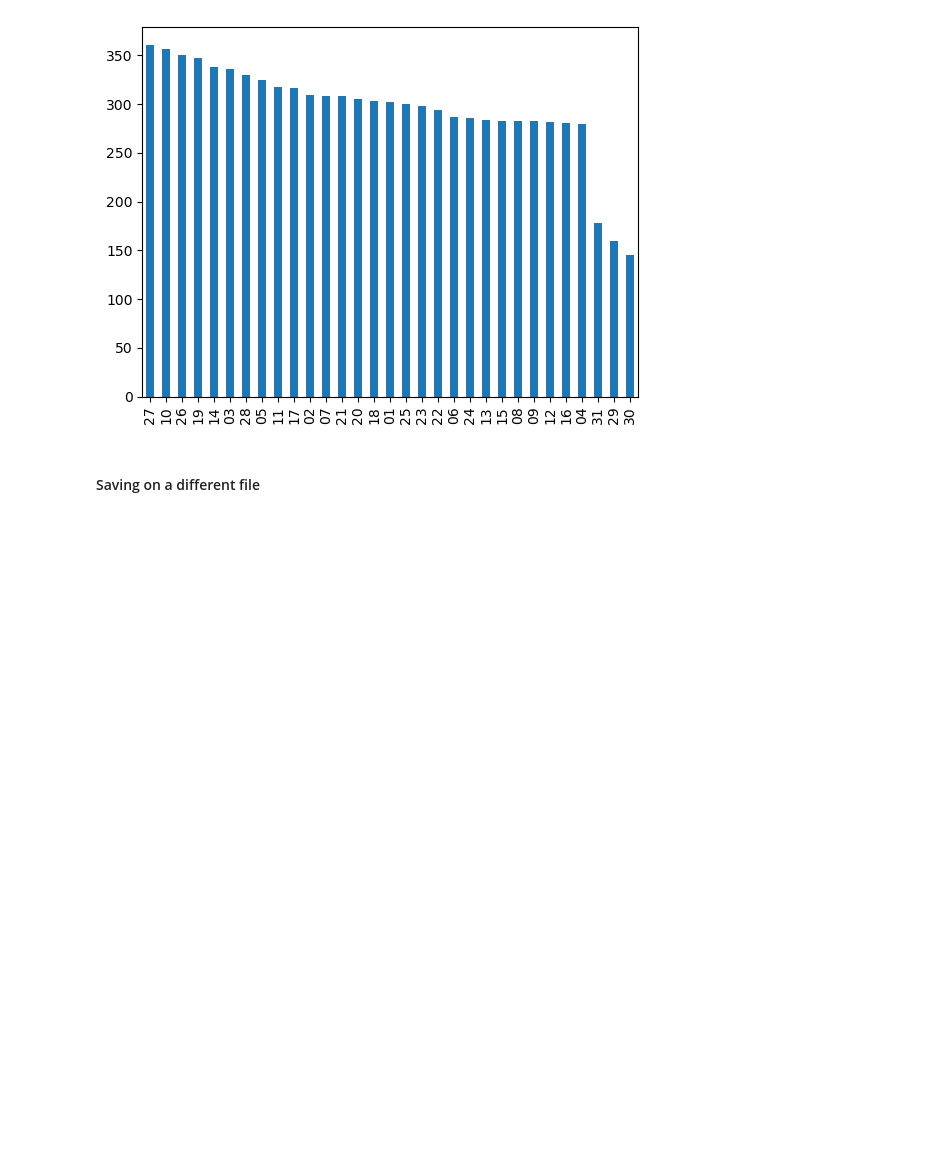
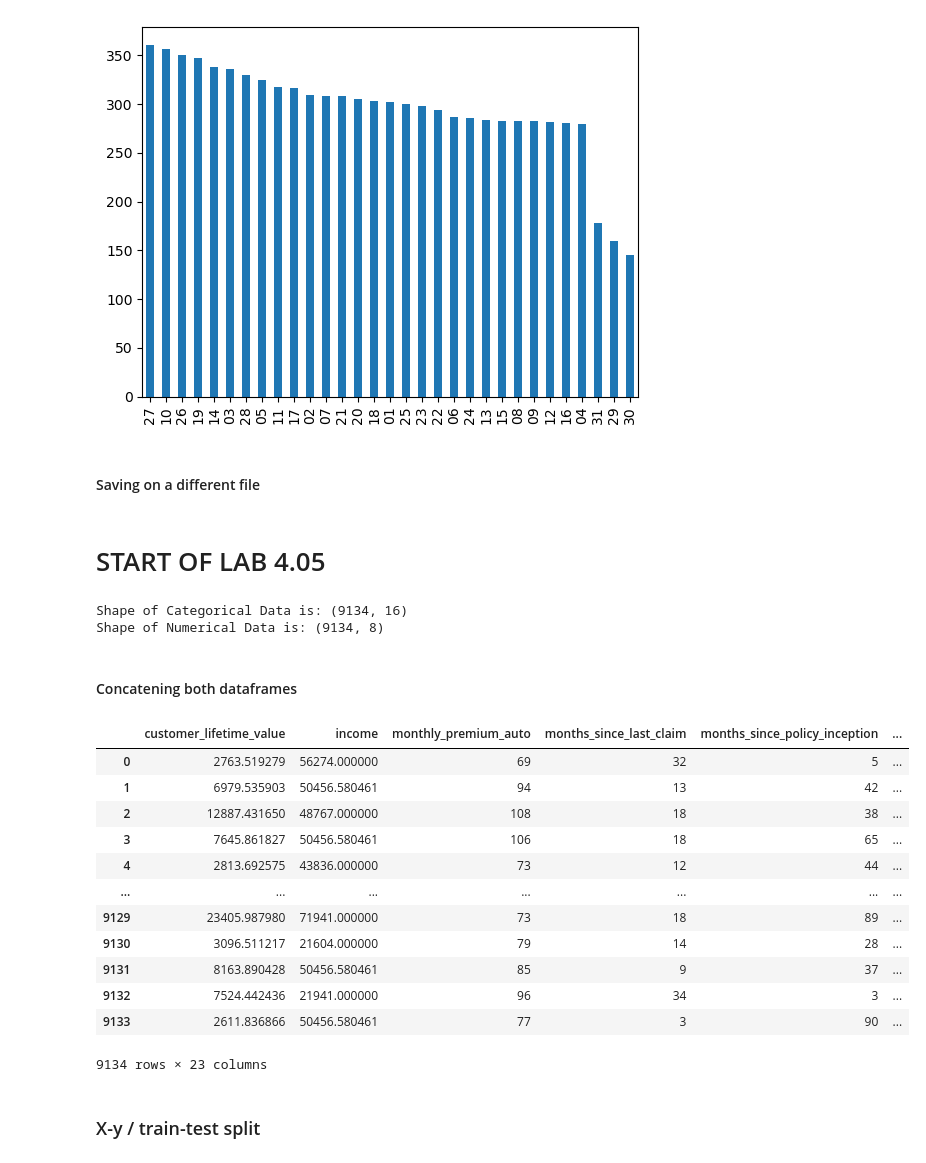
Before and after one commit to lucianosabbatini/lab-cleaning-categorical-data, a Jupyter notebook: Lab 4.04.ipynb, the cells around one changed output. Cells and saved outputs as stored; diff of their text form; code cells hidden in the pictures; blank space fills up the shorter version.

```diff
--- a/Lab 4.04.ipynb
+++ b/Lab 4.04.ipynb
@@ -93,3 +94,5 @@ df_cat['effective_to_date_day'].value_counts().plot.bar()
 #### Saving on a different file
 # %%
 df_cat.to_csv('categorical_final.csv', index=False)
+# %% [markdown]
+# START OF LAB 4.05
@@ -95,0 +101,14 @@ df_cat.to_csv('categorical_final.csv', index=False)
+# %%
+df_num=pd.read_csv('numerical.csv')
+# %%
+print('Shape of Categorical Data is:', df_cat.shape)
+print('Shape of Numerical Data is:', df_num.shape)
+# %% [output]
+Shape of Categorical Data is: (9134, 16)
+Shape of Numerical Data is: (9134, 8)
+# %% [markdown]
+#### Concatening both dataframes
+# %%
+df_cat=df_cat.drop(['effective_to_date'], axis=1)
+# %%
+df=pd.concat([df_num, df_cat], axis=1)
@@ -95,0 +117,18 @@ df_cat.to_csv('categorical_final.csv', index=False)
+# %%
+df
+# %% [output]
+|  | customer_lifetime_value | income | monthly_premium_auto | months_since_last_claim | months_since_policy_inception | ... |
+| 0 | 2763.519279 | 56274.000000 | 69 | 32 | 5 | ... |
+| 1 | 6979.535903 | 50456.580461 | 94 | 13 | 42 | ... |
+| 2 | 12887.431650 | 48767.000000 | 108 | 18 | 38 | ... |
+| 3 | 7645.861827 | 50456.580461 | 106 | 18 | 65 | ... |
+| 4 | 2813.692575 | 43836.000000 | 73 | 12 | 44 | ... |
+| ... | ... | ... | ... | ... | ... | ... |
+| 9129 | 23405.987980 | 71941.000000 | 73 | 18 | 89 | ... |
+| 9130 | 3096.511217 | 21604.000000 | 79 | 14 | 28 | ... |
+| 9131 | 8163.890428 | 50456.580461 | 85 | 9 | 37 | ... |
+| 9132 | 7524.442436 | 21941.000000 | 96 | 34 | 3 | ... |
+| 9133 | 2611.836866 | 50456.580461 | 77 | 3 | 90 | ... |
+9134 rows × 23 columns
+# %% [markdown]
+### X-y / train-test  split
```
Also changed, not shown: parts of 49 cells of this notebook.
